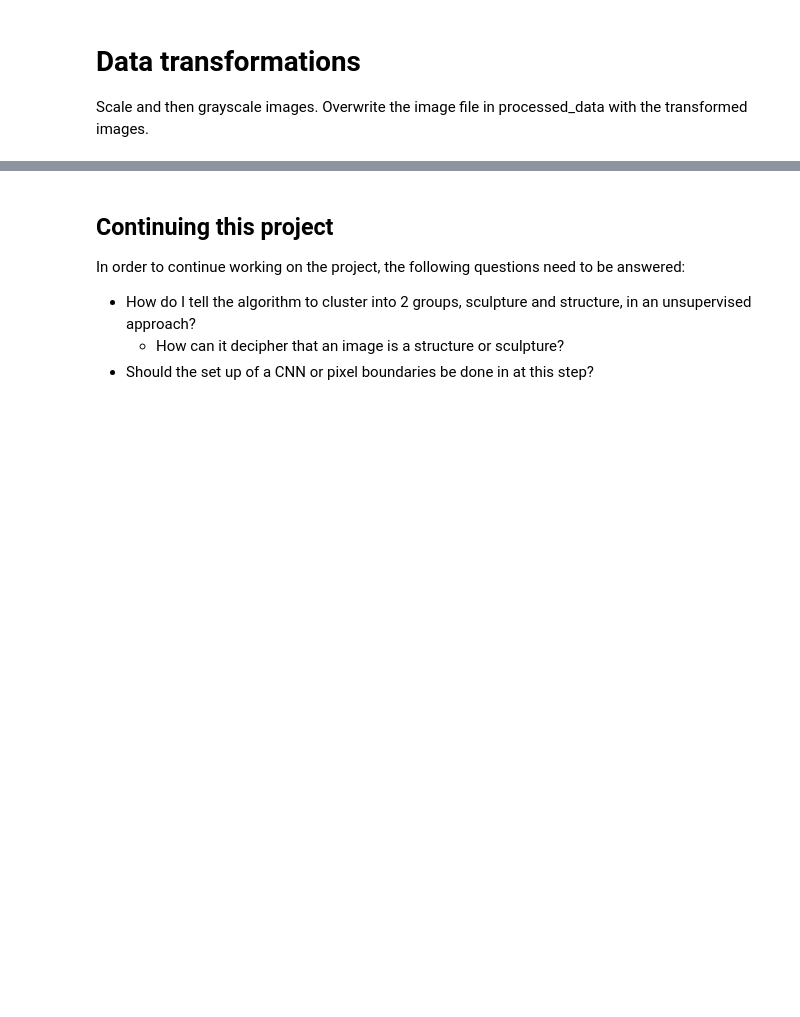
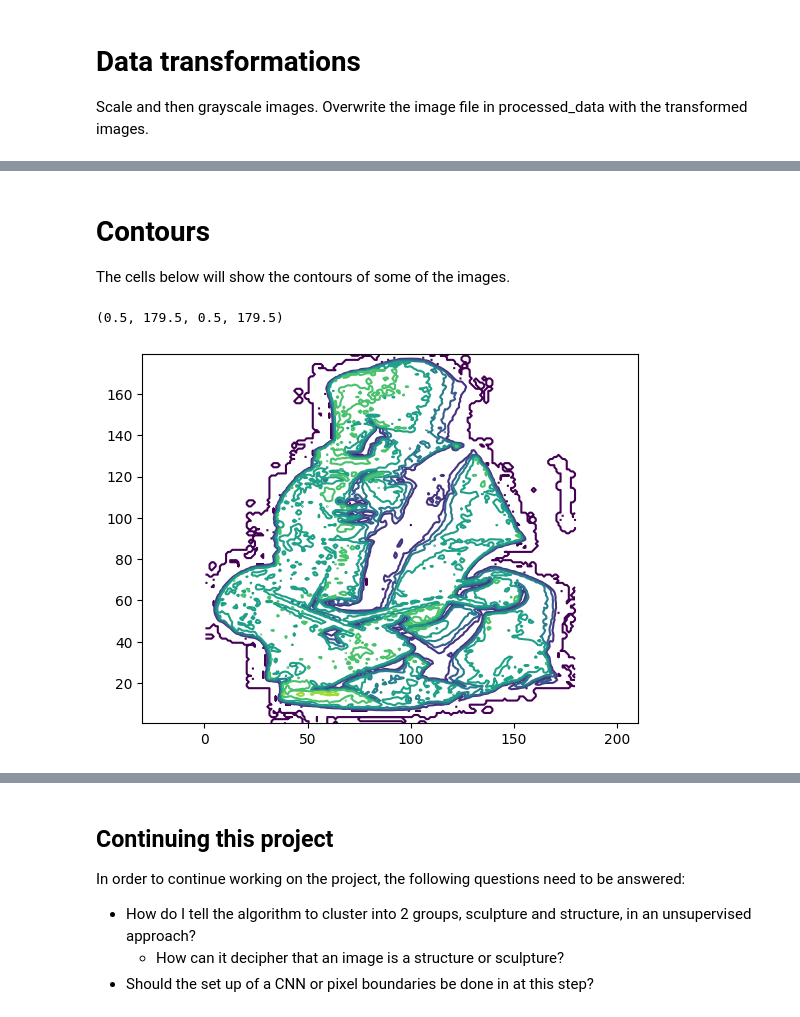
Before and after one commit to jsan712/Machine-Learning-Final-Project, a Jupyter notebook: ancient_egyptian_classification.ipynb, the cells around one changed output, grey strips where cells are left out. Saved outputs shown, nothing was run; the diff lists cells and outputs as text; code cells hidden in the pictures; blank space fills up the shorter version.

```diff
--- a/ancient_egyptian_classification.ipynb
+++ b/ancient_egyptian_classification.ipynb
@@ -231,0 +269,11 @@ Name: label, dtype: object
+# %% [markdown]
+# Contours
+The cells below will show the contours of some of the images.
+# %%
+# Show the contours of the first image without preserved aspect ratio
+figure()
+contour(img_list[0], origin='image')
+axis('equal')
+# %% [output]
+(0.5, 179.5, 0.5, 179.5)
+[figure, added]
```
Also changed, not shown: parts of 32 cells of this notebook.
